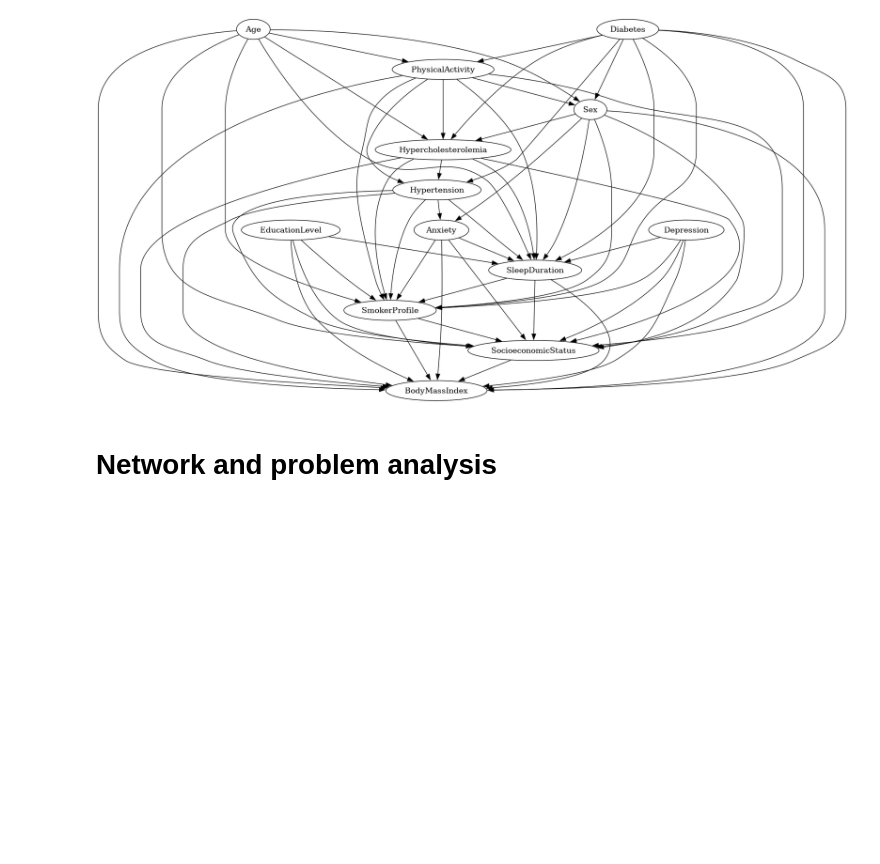
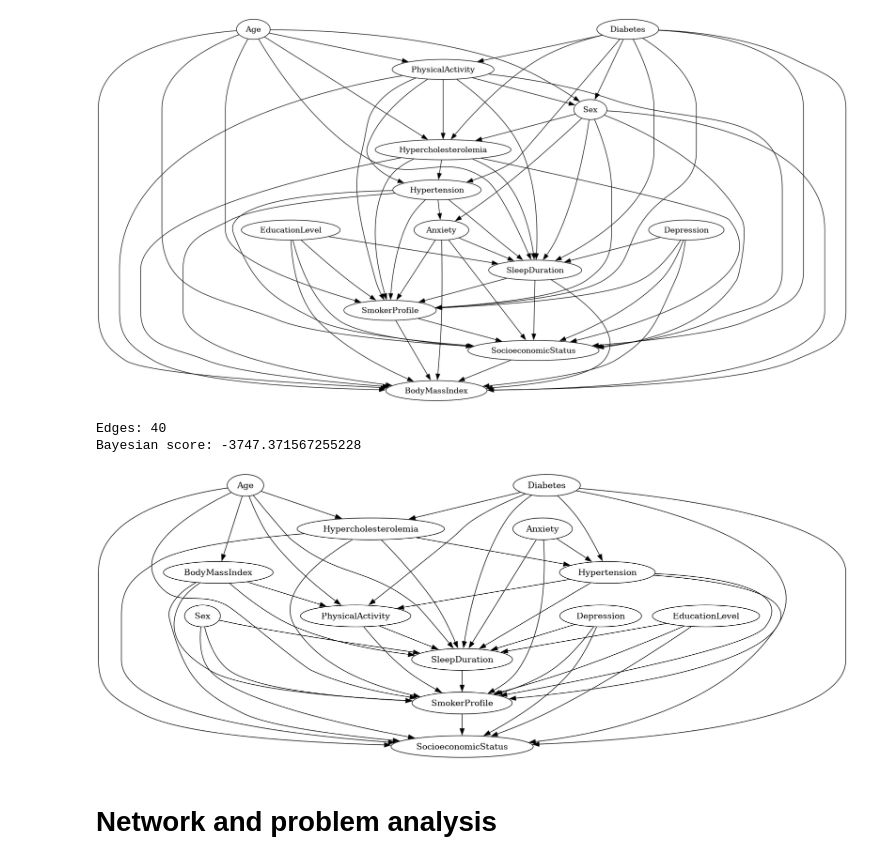
Before and after one commit to Hugana/Bayesian-Networks-AAA, a Jupyter notebook: P1_joao.ipynb, the cells around one changed output. Cells and saved outputs as stored; diff of their text form; code cells hidden in the pictures; blank space fills up the shorter version.

```diff
--- a/P1_joao.ipynb
+++ b/P1_joao.ipynb
@@ -370,5 +422,76 @@ img = m.draw(format='png',prog="dot")
 display(Image(img))
 # %% [output]
 [figure]
+# %%
+
+
+# Define the scoring method and search method
+k2 = K2Score(df)
+es = HillClimbSearch(data=df)
+
+# Define whitelist and blacklist edges based on domain knowledge
+whitelist = [
+    ("Age", "Hypertension"),
+    ("Age", "Hypercholesterolemia"),
+    ("BodyMassIndex", "Hypertension"),
+    ("Anxiety", "Hypertension"),
+    ("PhysicalActivity", "BodyMassIndex"),
+    ("Diabetes", "Hypertension"),
+    ("Depression", "PhysicalActivity")
+]
+
+
+blacklist = [
+    ("Anxiety", "Age"),
+    ("BodyMassIndex", "Age"),
+    ("Depression", "Age"),
+    ("Diabetes", "Age"),
+    ("EducationLevel", "Age"),
+    ("Hypercholesterolemia", "Age"),
+    ("Hypertension", "Age"),
+    ("PhysicalActivity", "Age"),
+    ("Sex", "Age"),
+    ("SleepDuration", "Age"),
+    ("SmokerProfile", "Age"),
+    ("SocioeconomicStatus", "Age"),
+
+    ("Anxiety", "Sex"),
+    ("BodyMassIndex", "Sex"),
+    ("Depression", "Sex"),
+    ("Diabetes", "Sex"),
+    ("EducationLevel", "Sex"),
+    ("Hypercholesterolemia", "Sex"),
+    ("Hypertension", "Sex"),
+    ("PhysicalActivity", "Sex"),
+    ("Age", "Sex"),
+    ("SleepDuration", "Sex"),
+    ("SmokerProfile", "Sex"),
+    ("SocioeconomicStatus", "Sex"),
+
+    ("EducationLevel", "Hypercholesterolemia"),
+    ("SleepDuration", "SocioeconomicStatus"),
+    ("SmokerProfile","EducationLevel"),
+    ("Sex","EducationLevel"),
+    ("Anxiety","SocioeconomicStatus"),
+    ("PhysicalActivity","SocioeconomicStatus")
+]
+
+best_model = es.estimate(scoring_method=k2, start_dag=initialize_graph(nodes = df.keys(), p=1), black_list= blacklist, white_list= whitelist)
+
+for edge in blacklist:
+    if edge in best_model.edges():
+        best_model.remove_edge(*edge)
+
+print("Edges:", len(best_model.edges()))
+print("Bayesian score:", k2.score(best_model))
+# %% [output]
+Edges: 40
+Bayesian score: -3747.371567255228
+# %%
+m = best_model.to_graphviz()
+img = m.draw(format='png',prog="dot")
+display(Image(img))
+# %% [output]
+[figure, added]
 # %% [markdown]
 # Network and problem analysis
```
Also changed, not shown: parts of 14 cells of this notebook.
